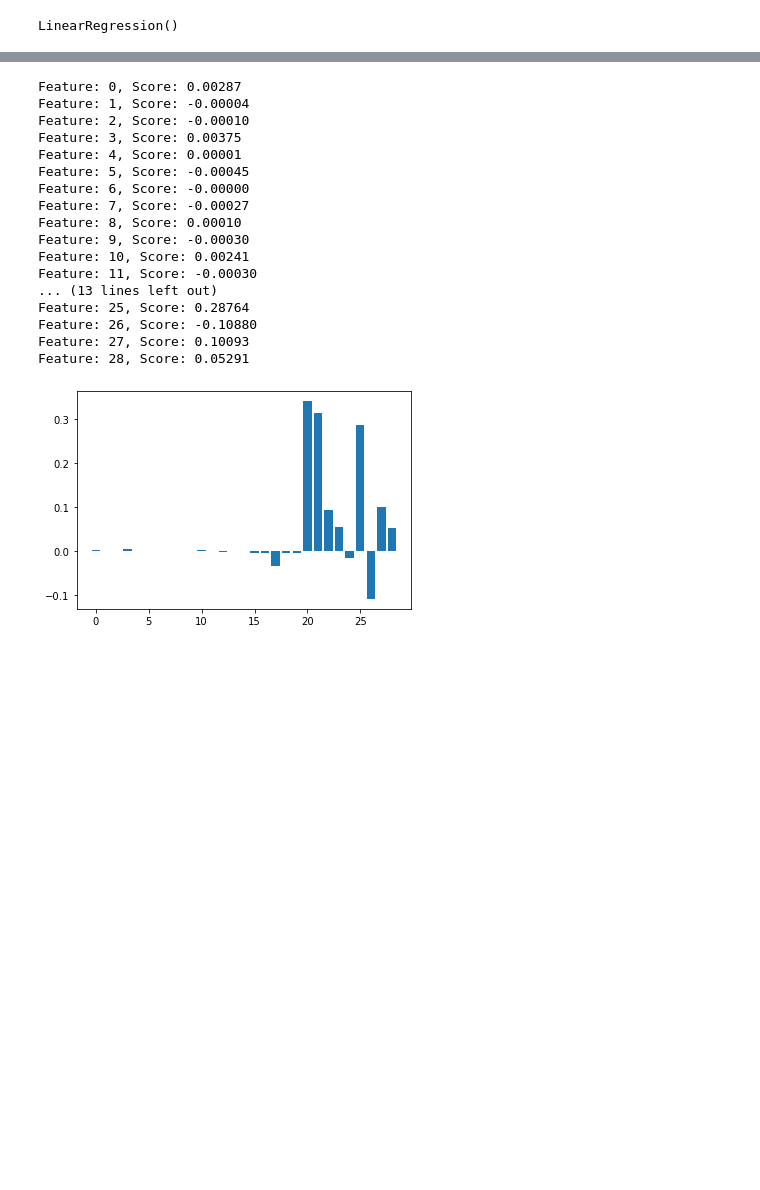
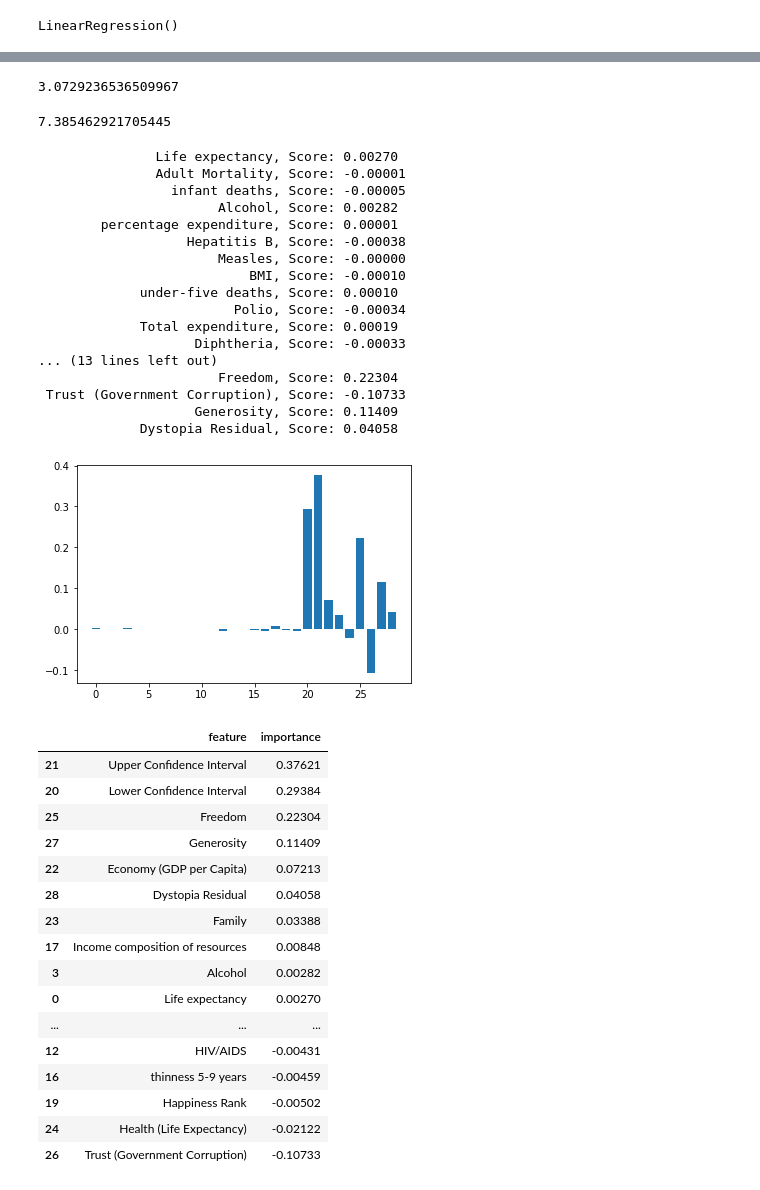
Before and after one commit to seuss1337/blended_project_1, a Jupyter notebook: source/python/Updated ML.ipynb, the cells around one changed output, grey strips where cells are left out. Cells and saved outputs as stored; diff of their text form; code cells hidden in the pictures; blank space fills up the shorter version.

Commit message:
update readme and updated ml to include sorted feature importance

```diff
--- a/source/python/Updated ML.ipynb
+++ b/source/python/Updated ML.ipynb
@@ -255,3 +271,12 @@ print(y_predict)
+# %%
+#The range is between 3.073 and 7.3854
+min(y_predict)
+# %% [output]
+3.0729236536509967
+# %%
+max(y_predict)
+# %% [output]
+7.385462921705445
 # %%
 # Feature importance
 # fit the model
@@ -260,26 +285,52 @@ model.fit(X_train, y_train)
 importance = model.coef_
 # summarize feature importance
 for i,v in enumerate(importance):
-	print('Feature: %0d, Score: %.5f' % (i,v))
+	print ('%30s, Score: %.5f' % (X_train.columns[i],v))
 # plot feature importance
 pyplot.bar([x for x in range(len(importance))], importance)
 pyplot.show()
 # %% [output]
-Feature: 0, Score: 0.00287
-Feature: 1, Score: -0.00004
-Feature: 2, Score: -0.00010
-Feature: 3, Score: 0.00375
-Feature: 4, Score: 0.00001
-Feature: 5, Score: -0.00045
-Feature: 6, Score: -0.00000
-Feature: 7, Score: -0.00027
-Feature: 8, Score: 0.00010
-Feature: 9, Score: -0.00030
-Feature: 10, Score: 0.00241
-Feature: 11, Score: -0.00030
+               Life expectancy, Score: 0.00270
+               Adult Mortality, Score: -0.00001
+                 infant deaths, Score: -0.00005
+                       Alcohol, Score: 0.00282
+        percentage expenditure, Score: 0.00001
+                   Hepatitis B, Score: -0.00038
+                       Measles, Score: -0.00000
+                           BMI, Score: -0.00010
+             under-five deaths, Score: 0.00010
+                         Polio, Score: -0.00034
+             Total expenditure, Score: 0.00019
+                    Diphtheria, Score: -0.00033
 ... (13 lines left out)
-Feature: 25, Score: 0.28764
-Feature: 26, Score: -0.10880
-Feature: 27, Score: 0.10093
-Feature: 28, Score: 0.05291
+                       Freedom, Score: 0.22304
+ Trust (Government Corruption), Score: -0.10733
+                    Generosity, Score: 0.11409
+             Dystopia Residual, Score: 0.04058
-[figure, old version]
+[figure, new version]
+# %%
+# Feature Importance into a dataframe
+important_features = model.coef_
+columns=X_train.columns
+feature_import_df = pd.DataFrame({"feature":columns,"importance":important_features})
+new_feature_df = feature_import_df.sort_values(by='importance',ascending=False)
+new_feature_df = new_feature_df.round(5)
+new_feature_df
+# %% [output]
+|  | feature | importance |
+| 21 | Upper Confidence Interval | 0.37621 |
+| 20 | Lower Confidence Interval | 0.29384 |
+| 25 | Freedom | 0.22304 |
+| 27 | Generosity | 0.11409 |
+| 22 | Economy (GDP per Capita) | 0.07213 |
+| 28 | Dystopia Residual | 0.04058 |
+| 23 | Family | 0.03388 |
+| 17 | Income composition of resources | 0.00848 |
+| 3 | Alcohol | 0.00282 |
+| 0 | Life expectancy | 0.00270 |
+| ... | ... | ... |
+| 12 | HIV/AIDS | -0.00431 |
+| 16 | thinness 5-9 years | -0.00459 |
+| 19 | Happiness Rank | -0.00502 |
+| 24 | Health (Life Expectancy) | -0.02122 |
+| 26 | Trust (Government Corruption) | -0.10733 |
```
Also changed, not shown: parts of 10 cells of this notebook, 6 other files.
